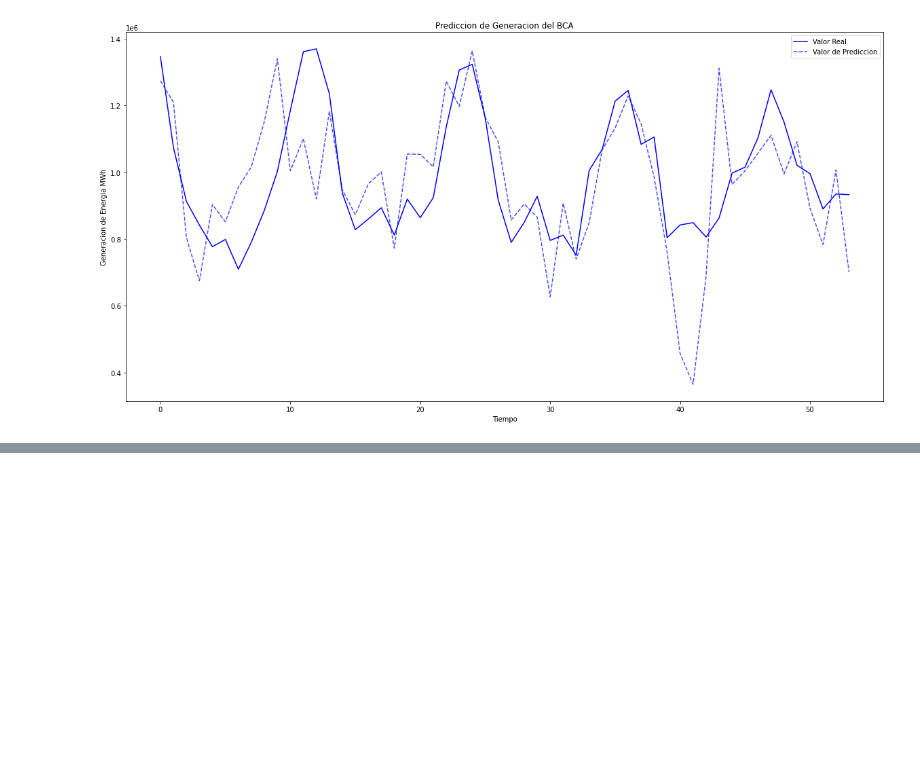
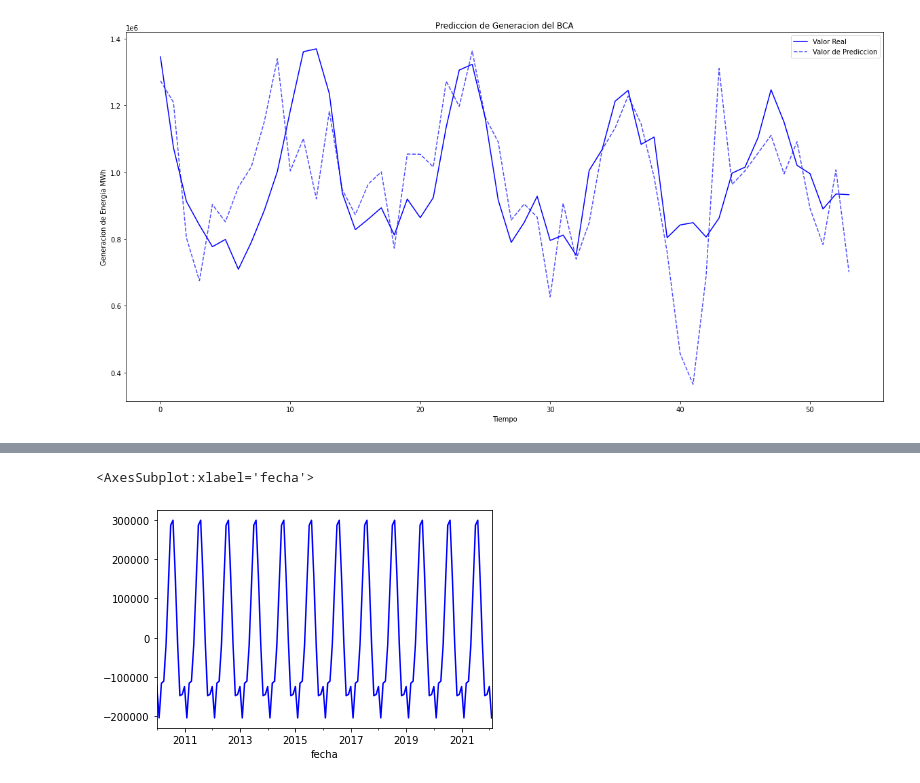
Before and after one commit to rosalesmm/ProyectoBEDU, a Jupyter notebook: Proyecto_BEDU_3.ipynb, the cells around one changed output, grey strips where cells are left out. Cells and saved outputs as stored; diff of their text form; code cells hidden in the pictures; blank space fills up the shorter version.

```diff
--- a/Proyecto_BEDU_3.ipynb
+++ b/Proyecto_BEDU_3.ipynb
@@ -218,0 +255,6 @@ plt.show()
+# %%
+seasonality=decompose_data.seasonal
+seasonality.plot(color='blue')
+# %% [output]
+<AxesSubplot:xlabel='fecha'>
+[figure, added]
```
Also changed, not shown: parts of 11 cells of this notebook.
